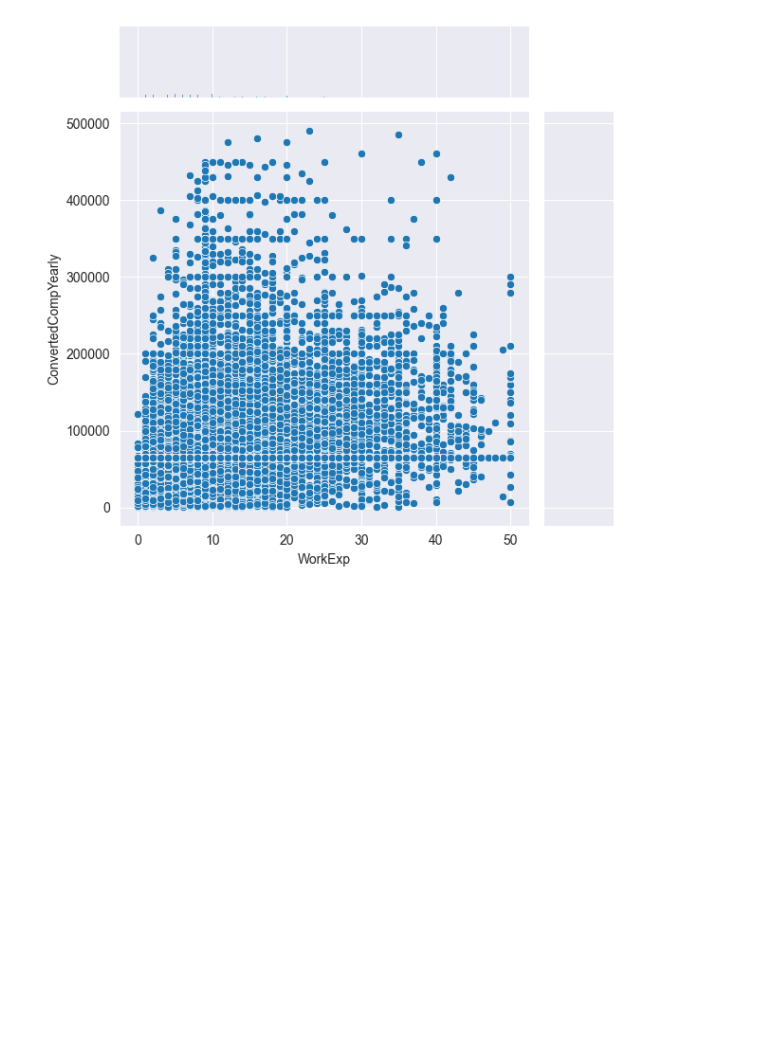
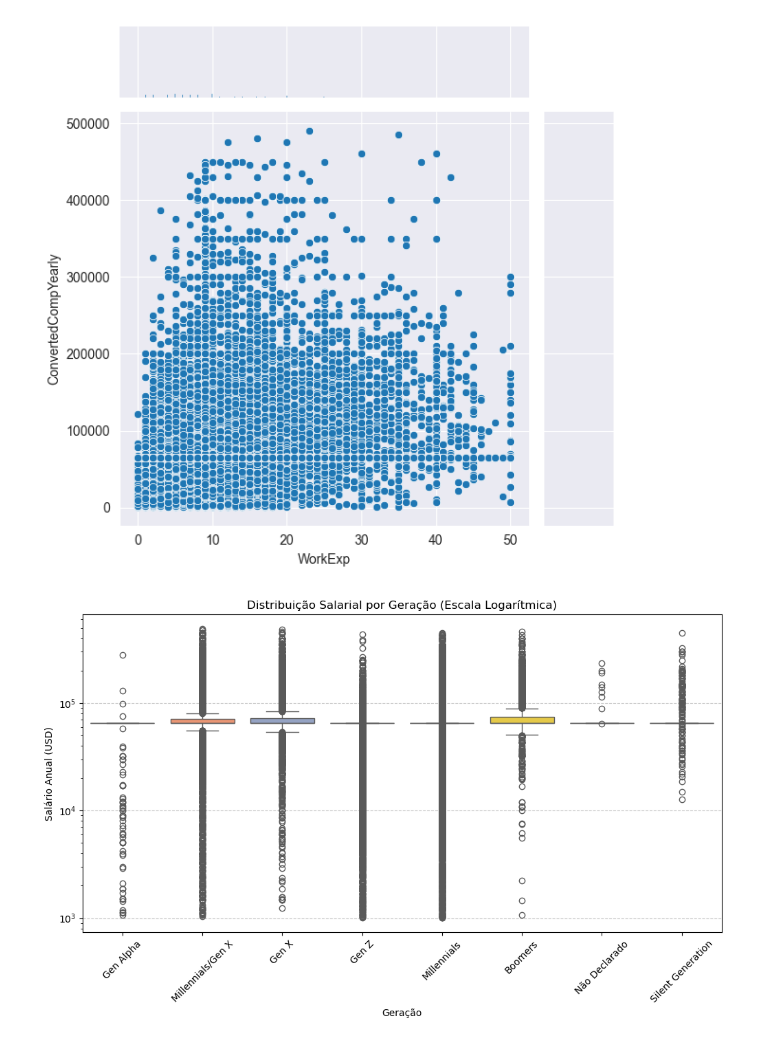
Before and after one commit to Rodrigo-CPEio/DataSet_GroupProject, a Jupyter notebook: graficos.ipynb, the cells around one changed output. Drawn from its saved outputs; the diff is of its cells as text; code cells hidden in the pictures; blank space fills up the shorter version.

```diff
--- a/graficos.ipynb
+++ b/graficos.ipynb
@@ -187,3 +187,27 @@ sns.jointplot(data=data_plot, x="WorkExp", y="ConvertedCompYearly", kind="scatte
 plt.show()
 # %% [output]
 [figure]
+# %%
+# 1. Filtrar o dataset do colega para excluir valores nulos ou extremos
+# Usamos o intervalo de 1.000 a 500.000 para maior clareza visual
+df_plot = dataset_limpo_medianag[
+    (dataset_limpo_medianag['ConvertedCompYearly'] > 1000) &
+    (dataset_limpo_medianag['ConvertedCompYearly'] < 500000)
+].copy()
+
+# 2. Criar o gráfico
+plt.figure(figsize=(12, 6))
+sns.boxplot(data=df_plot, x='Geração', y='ConvertedCompYearly', hue='Geração', palette='Set2', legend=False)
+
+# 3. Ajustar escala para logarítmica (essencial para dados salariais)
+plt.yscale('log')
+
+plt.title('Distribuição Salarial por Geração (Escala Logarítmica)')
+plt.xlabel('Geração')
+plt.ylabel('Salário Anual (USD)')
+plt.xticks(rotation=45)
+plt.grid(True, axis='y', linestyle='--', alpha=0.7)
+
+plt.show()
+# %% [output]
+[figure, added]
```
Also changed, not shown: parts of 3 cells of this notebook.
